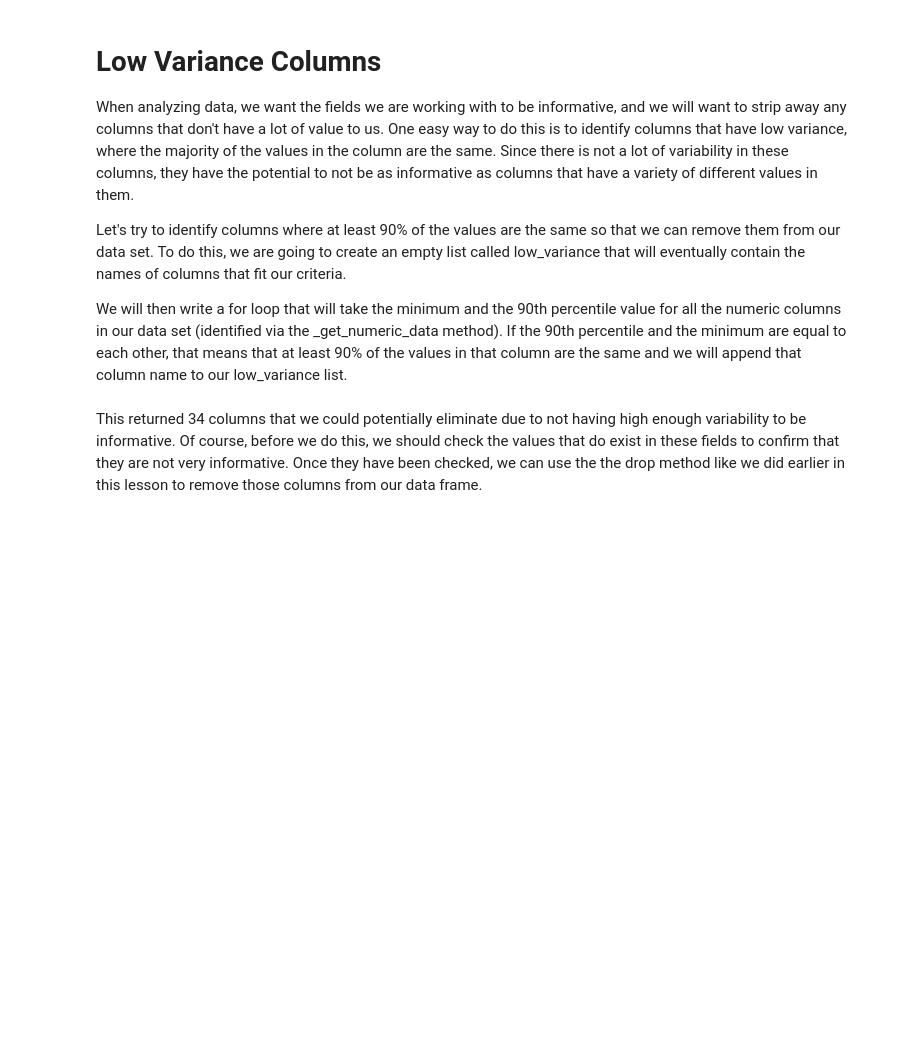
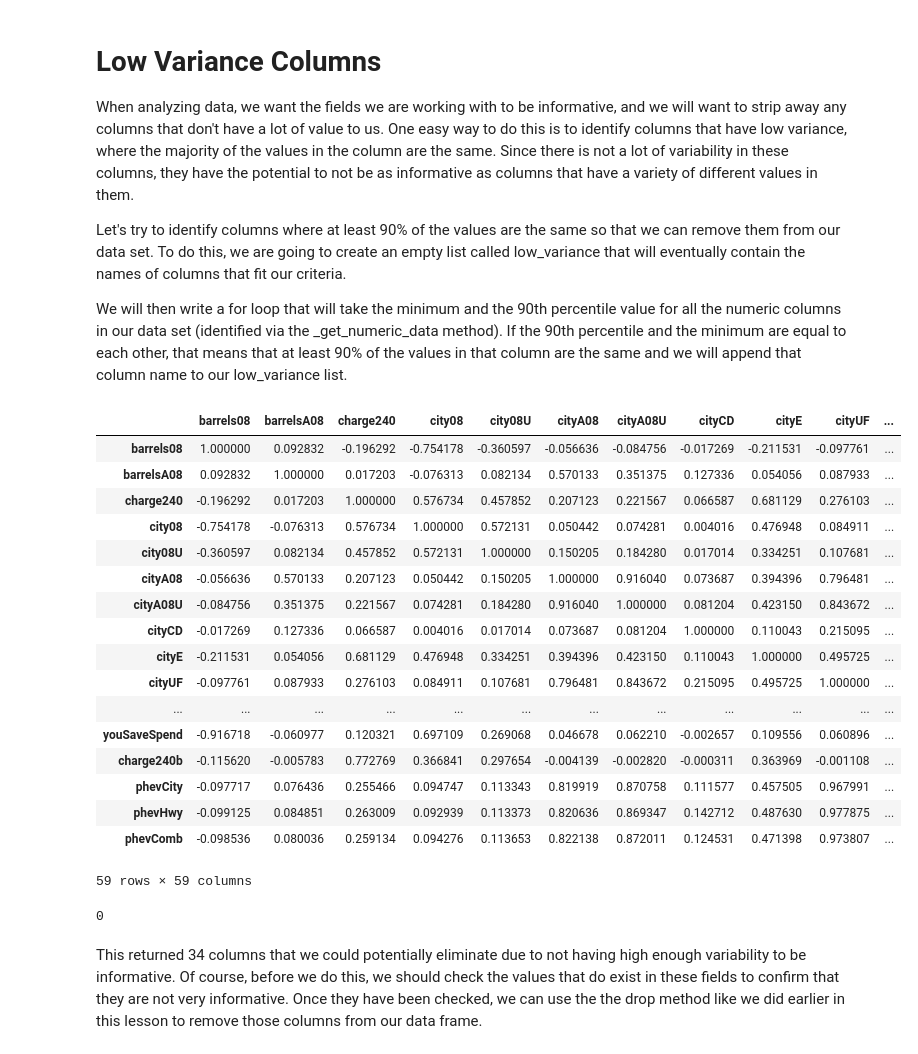
Before and after one commit to Ironhack-Data-Madrid-Agosto-2022/2.4-lab-data-cleaning, a Jupyter notebook: your-code/main.ipynb, the cells around one changed output. Saved outputs shown, nothing was run; the diff lists cells and outputs as text; code cells hidden in the pictures; blank space fills up the shorter version.

```diff
--- a/your-code/main.ipynb
+++ b/your-code/main.ipynb
@@ -76,0 +129,4 @@ In Pandas, we can do that using the drop method. For our purposes, let's remove
+# %%
+#your code, formula to drop those columns
+
+data.drop(columns=nan_cols[nan_cols>1e4].index, inplace=True)
@@ -88,0 +167,8 @@ Keep only the columns you think are useful
+# %%
+#Sigo la tecnica de las clases, aunque aqui podemos o no incluir cylinders, porque quizas nos interese estudiar los coches electricos.
+
+#data[['displ']].fillna(0, inplace=True)
+
+#formula para rellenar varias columnas
+
+data.fillna({'displ': 0, 'cylinders': '0'}, inplace=True)
@@ -93,0 +216,2 @@ Now that we have filled in those null values, there are only two columns in the
+# %%
+data.drive.fillna('unknown', inplace=True)
@@ -93,0 +225,2 @@ Now that we have filled in those null values, there are only two columns in the
+# %%
+data.trany.fillna('unknown', inplace=True)
@@ -132,3 +308,36 @@ low_variance = []
+# %%
+data.corr()
+# %% [output]
+|  | barrels08 | barrelsA08 | charge240 | city08 | city08U | cityA08 | cityA08U | cityCD | cityE | cityUF | ... |
+| barrels08 | 1.000000 | 0.092832 | -0.196292 | -0.754178 | -0.360597 | -0.056636 | -0.084756 | -0.017269 | -0.211531 | -0.097761 | ... |
+| barrelsA08 | 0.092832 | 1.000000 | 0.017203 | -0.076313 | 0.082134 | 0.570133 | 0.351375 | 0.127336 | 0.054056 | 0.087933 | ... |
+| charge240 | -0.196292 | 0.017203 | 1.000000 | 0.576734 | 0.457852 | 0.207123 | 0.221567 | 0.066587 | 0.681129 | 0.276103 | ... |
+| city08 | -0.754178 | -0.076313 | 0.576734 | 1.000000 | 0.572131 | 0.050442 | 0.074281 | 0.004016 | 0.476948 | 0.084911 | ... |
+| city08U | -0.360597 | 0.082134 | 0.457852 | 0.572131 | 1.000000 | 0.150205 | 0.184280 | 0.017014 | 0.334251 | 0.107681 | ... |
+| cityA08 | -0.056636 | 0.570133 | 0.207123 | 0.050442 | 0.150205 | 1.000000 | 0.916040 | 0.073687 | 0.394396 | 0.796481 | ... |
+| cityA08U | -0.084756 | 0.351375 | 0.221567 | 0.074281 | 0.184280 | 0.916040 | 1.000000 | 0.081204 | 0.423150 | 0.843672 | ... |
+| cityCD | -0.017269 | 0.127336 | 0.066587 | 0.004016 | 0.017014 | 0.073687 | 0.081204 | 1.000000 | 0.110043 | 0.215095 | ... |
+| cityE | -0.211531 | 0.054056 | 0.681129 | 0.476948 | 0.334251 | 0.394396 | 0.423150 | 0.110043 | 1.000000 | 0.495725 | ... |
+| cityUF | -0.097761 | 0.087933 | 0.276103 | 0.084911 | 0.107681 | 0.796481 | 0.843672 | 0.215095 | 0.495725 | 1.000000 | ... |
+| ... | ... | ... | ... | ... | ... | ... | ... | ... | ... | ... | ... |
+| youSaveSpend | -0.916718 | -0.060977 | 0.120321 | 0.697109 | 0.269068 | 0.046678 | 0.062210 | -0.002657 | 0.109556 | 0.060896 | ... |
+| charge240b | -0.115620 | -0.005783 | 0.772769 | 0.366841 | 0.297654 | -0.004139 | -0.002820 | -0.000311 | 0.363969 | -0.001108 | ... |
+| phevCity | -0.097717 | 0.076436 | 0.255466 | 0.094747 | 0.113343 | 0.819919 | 0.870758 | 0.111577 | 0.457505 | 0.967991 | ... |
+| phevHwy | -0.099125 | 0.084851 | 0.263009 | 0.092939 | 0.113373 | 0.820636 | 0.869347 | 0.142712 | 0.487630 | 0.977875 | ... |
+| phevComb | -0.098536 | 0.080036 | 0.259134 | 0.094276 | 0.113653 | 0.822138 | 0.872011 | 0.124531 | 0.471398 | 0.973807 | ... |
+59 rows × 59 columns
+# %%
+low_variance = []
+for i in data.select_dtypes(include=np.number):
+    minimo = data[i].min()
+    percen_90 = np.percentile(data[i], 90)
+    if percen_90 == minimo:
+        low_variance.append(i)
+    if data[i].std()==0:
+        low_variance.append(i)
+len(low_variance)
+# %% [output]
+0
 # %% [markdown]
 This returned 34 columns that we could potentially eliminate due to not having high enough variability to be informative. Of course, before we do this, we should check the values that do exist in these fields to confirm that they are not very informative. Once they have been checked, we can use the the drop method like we did earlier in this lesson to remove those columns from our data frame.
 # %% [markdown]
```
Also changed, not shown: parts of 44 cells of this notebook.
